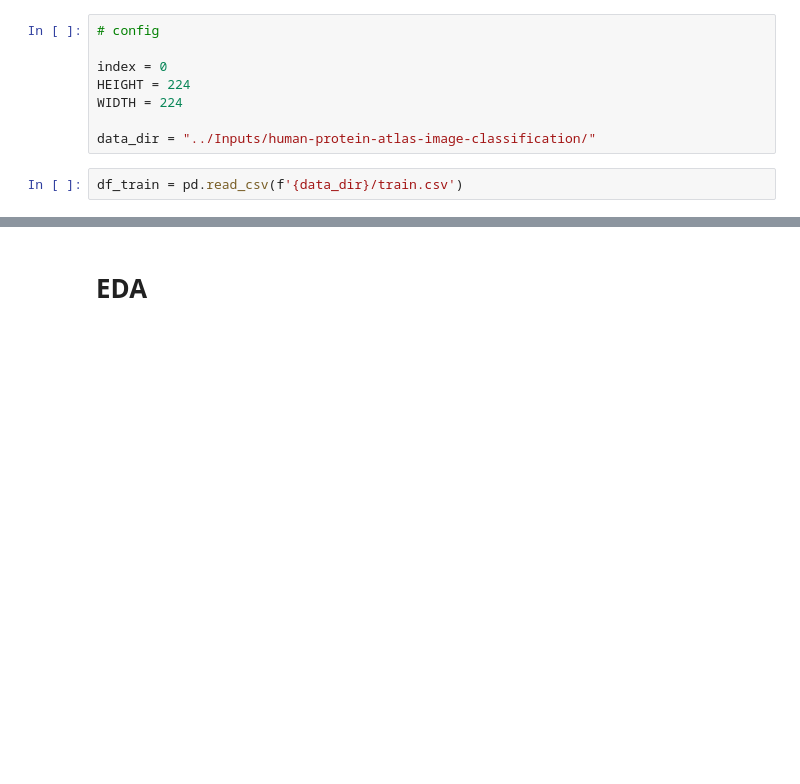
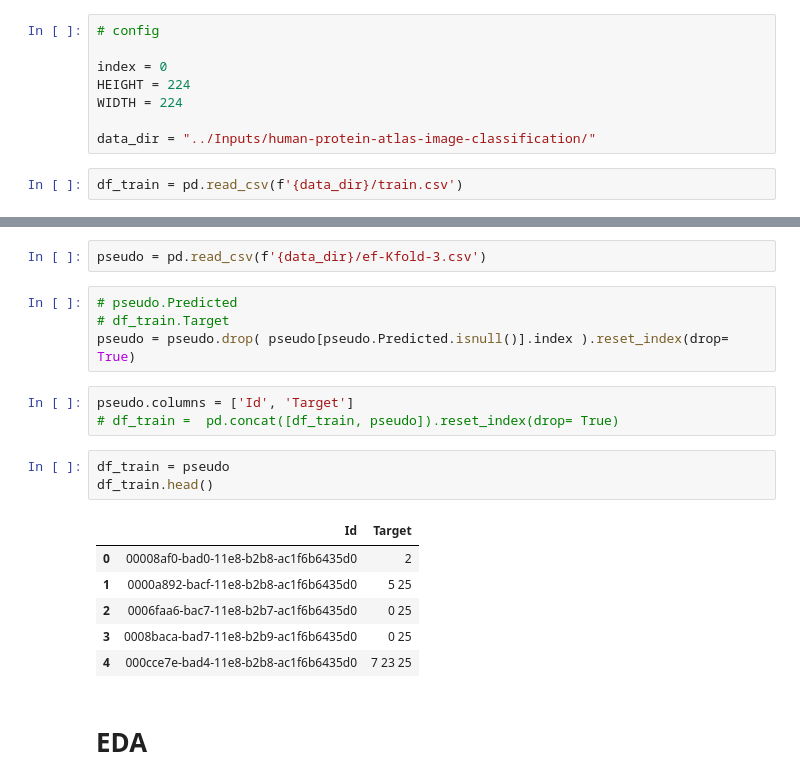
Before and after one commit to asdlkjw/kaggle_home, a Jupyter notebook: Torch_HPA(ViT).ipynb, the cells around one changed output, grey strips where cells are left out. Saved outputs shown, nothing was run; the diff lists cells and outputs as text; blank space fills up the shorter version.

Commit message:
kfold

```diff
--- a/Torch_HPA(ViT).ipynb
+++ b/Torch_HPA(ViT).ipynb
@@ -91,6 +91,25 @@ Wall time: 0 ns
 | 2 | 000a9596-bbc4-11e8-b2bc-ac1f6b6435d0 | 5 |
 | 3 | 000c99ba-bba4-11e8-b2b9-ac1f6b6435d0 | 1 |
 | 4 | 001838f8-bbca-11e8-b2bc-ac1f6b6435d0 | 18 |
+# %%
+pseudo = pd.read_csv(f'{data_dir}/ef-Kfold-3.csv')
+# %%
+# pseudo.Predicted
+# df_train.Target
+pseudo = pseudo.drop( pseudo[pseudo.Predicted.isnull()].index ).reset_index(drop= True)
+# %%
+pseudo.columns = ['Id', 'Target']
+# df_train =  pd.concat([df_train, pseudo]).reset_index(drop= True)
+# %%
+df_train = pseudo
+df_train.head()
+# %% [output]
+|  | Id | Target |
+| 0 | 00008af0-bad0-11e8-b2b8-ac1f6b6435d0 | 2 |
+| 1 | 0000a892-bacf-11e8-b2b8-ac1f6b6435d0 | 5 25 |
+| 2 | 0006faa6-bac7-11e8-b2b7-ac1f6b6435d0 | 0 25 |
+| 3 | 0008baca-bad7-11e8-b2b9-ac1f6b6435d0 | 0 25 |
+| 4 | 000cce7e-bad4-11e8-b2b8-ac1f6b6435d0 | 7 23 25 |
 # %% [markdown]
 # EDA
 # %%
```
Also changed, not shown: parts of 15 cells of this notebook, 4 other files.
